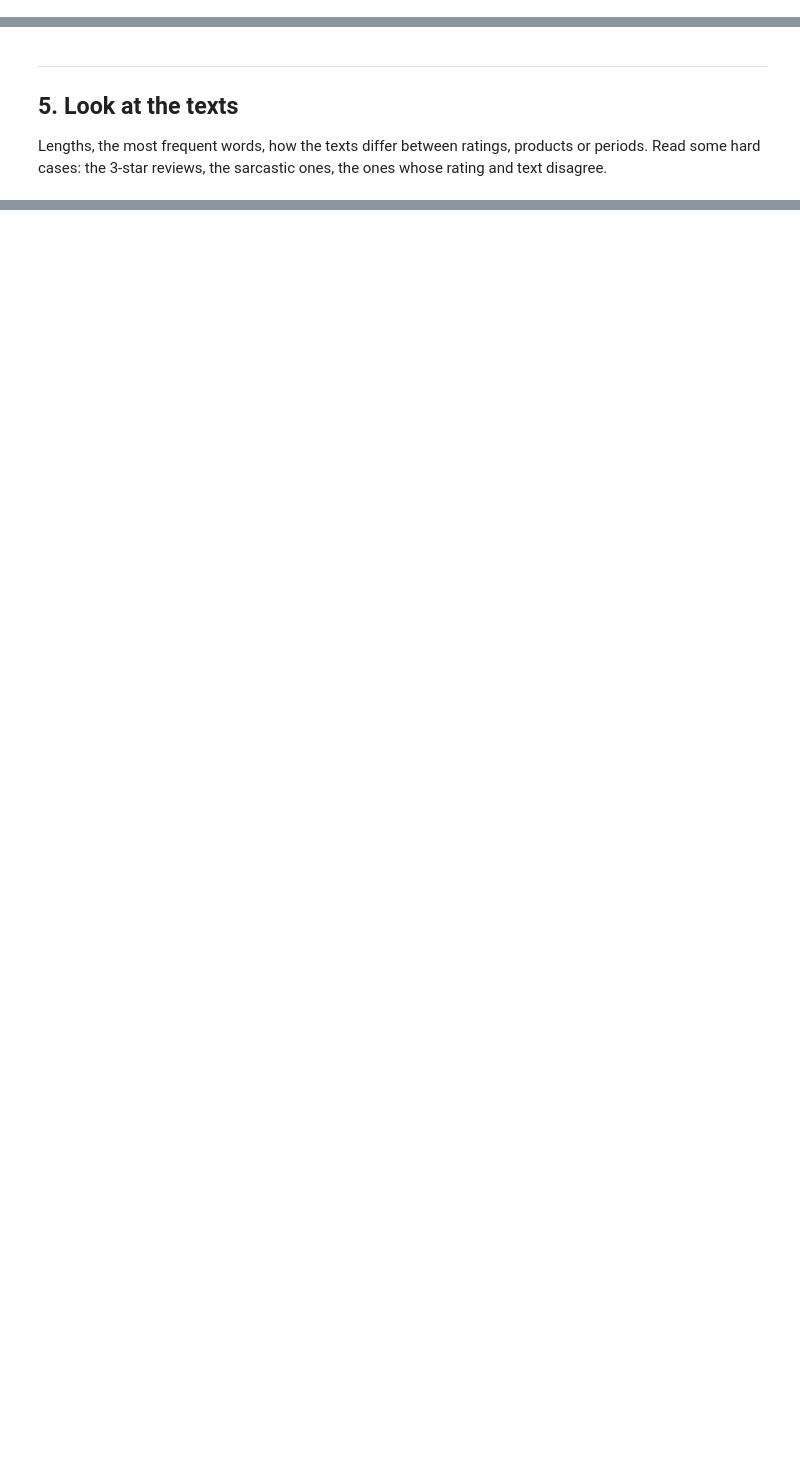
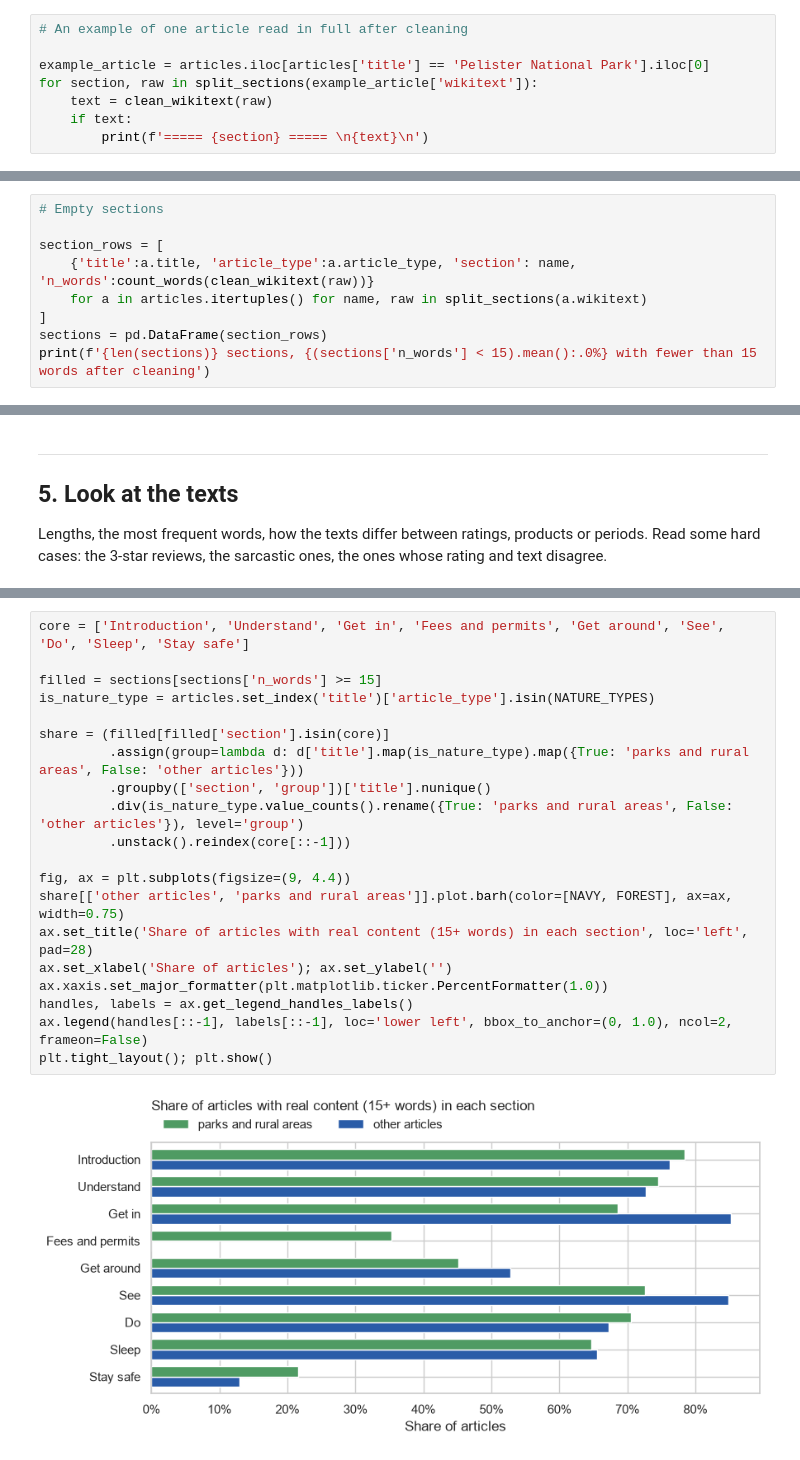
Before and after one commit to jkrstevska/project-3-ai-product, a Jupyter notebook: notebooks/01_framing_and_baseline.ipynb, the cells around one changed output, grey strips where cells are left out. Cells and saved outputs as stored; diff of their text form; blank space fills up the shorter version.

```diff
--- a/notebooks/01_framing_and_baseline.ipynb
+++ b/notebooks/01_framing_and_baseline.ipynb
@@ -54,0 +121,8 @@ Shape, columns, a handful of rows **read in full**. What is one row? For the Ama
+# %%
+# An example of one article read in full after cleaning
+
+example_article = articles.iloc[articles['title'] == 'Pelister National Park'].iloc[0]
+for section, raw in split_sections(example_article['wikitext']):
+    text = clean_wikitext(raw)
+    if text:
+        print(f'===== {section} ===== \n{text}\n')
@@ -59,0 +284,9 @@ Empty and very short texts, HTML (`<br />`, `&#34;`), duplicates, texts in other
+# %%
+# Empty sections
+
+section_rows = [
+    {'title':a.title, 'article_type':a.article_type, 'section': name, 'n_words':count_words(clean_wikitext(raw))}
+    for a in articles.itertuples() for name, raw in split_sections(a.wikitext)
+]
+sections = pd.DataFrame(section_rows)
+print(f'{len(sections)} sections, {(sections['n_words'] < 15).mean():.0%} with fewer than 15 words after cleaning')
@@ -72,0 +428,22 @@ Skip this section on the LLM track.
+# %%
+core = ['Introduction', 'Understand', 'Get in', 'Fees and permits', 'Get around', 'See', 'Do', 'Sleep', 'Stay safe']
+
+filled = sections[sections['n_words'] >= 15]
+is_nature_type = articles.set_index('title')['article_type'].isin(NATURE_TYPES)
+
+share = (filled[filled['section'].isin(core)]
+         .assign(group=lambda d: d['title'].map(is_nature_type).map({True: 'parks and rural areas', False: 'other articles'}))
+         .groupby(['section', 'group'])['title'].nunique()
+         .div(is_nature_type.value_counts().rename({True: 'parks and rural areas', False: 'other articles'}), level='group')
+         .unstack().reindex(core[::-1]))
+
+fig, ax = plt.subplots(figsize=(9, 4.4))
+share[['other articles', 'parks and rural areas']].plot.barh(color=[NAVY, FOREST], ax=ax, width=0.75)
+ax.set_title('Share of articles with real content (15+ words) in each section', loc='left', pad=28)
+ax.set_xlabel('Share of articles'); ax.set_ylabel('')
+ax.xaxis.set_major_formatter(plt.matplotlib.ticker.PercentFormatter(1.0))
+handles, labels = ax.get_legend_handles_labels()
+ax.legend(handles[::-1], labels[::-1], loc='lower left', bbox_to_anchor=(0, 1.0), ncol=2, frameon=False)
+plt.tight_layout(); plt.show()
+# %% [output]
+[figure, added]
```
Also changed, not shown: parts of 54 cells of this notebook, 14 other files.
